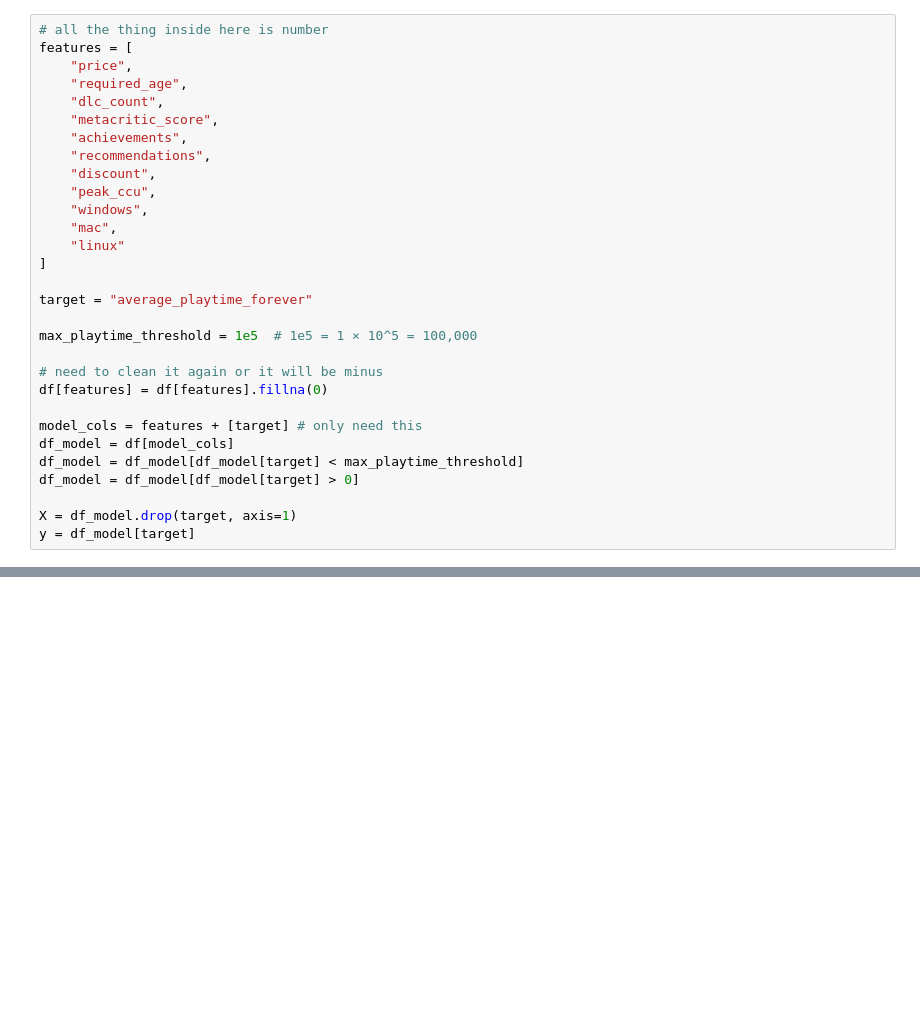
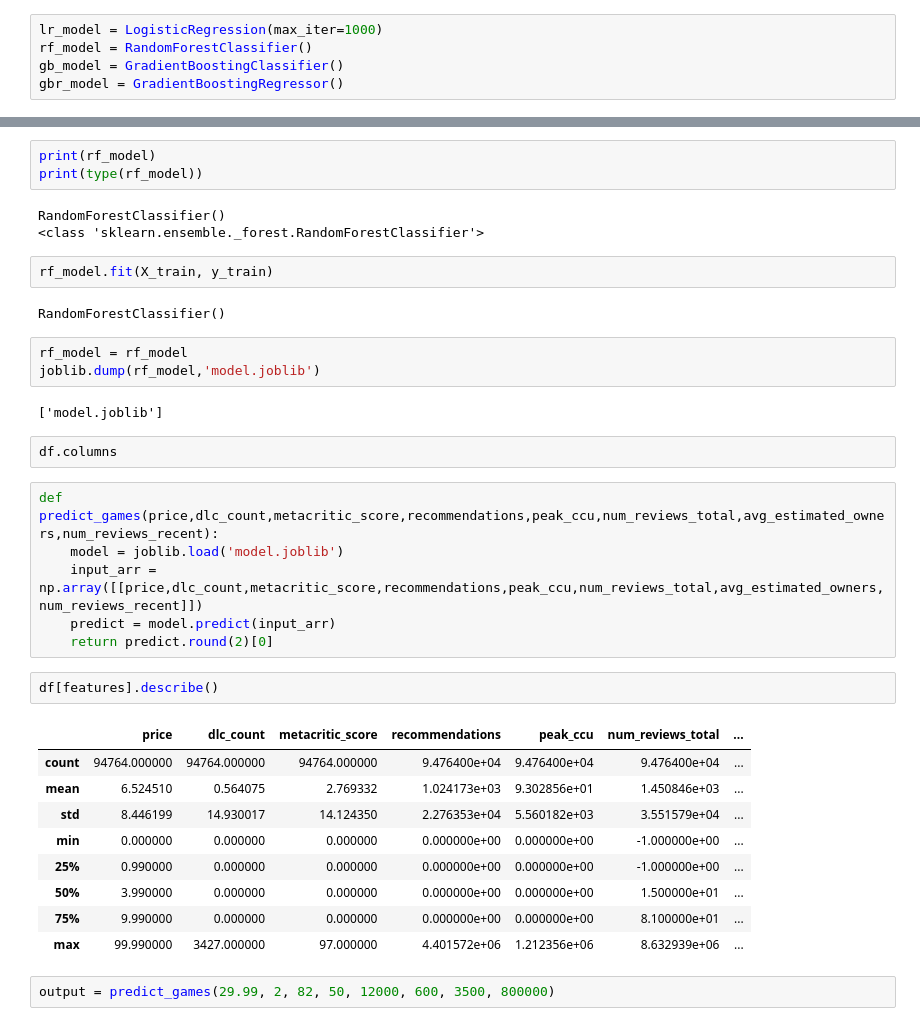
Before and after one commit to Qirun919/Steam_games_2025, a Jupyter notebook: Untitled.ipynb, the cells around one changed output, grey strips where cells are left out. Cells and saved outputs as stored; diff of their text form; blank space fills up the shorter version.

```diff
--- a/Untitled.ipynb
+++ b/Untitled.ipynb
@@ -80,31 +223,6 @@ plt.show()
 # %%
-# all the thing inside here is number
-features = [
-    "price",
-    "required_age",
-    "dlc_count",
-    "metacritic_score",
-    "achievements",
-    "recommendations",
-    "discount",
-    "peak_ccu",
-    "windows",
-    "mac",
-    "linux"
-]
-
-target = "average_playtime_forever"
-
-max_playtime_threshold = 1e5  # 1e5 = 1 × 10^5 = 100,000
-
-# need to clean it again or it will be minus
-df[features] = df[features].fillna(0)
-
-model_cols = features + [target] # only need this
-df_model = df[model_cols]
-df_model = df_model[df_model[target] < max_playtime_threshold]
-df_model = df_model[df_model[target] > 0]
-
-X = df_model.drop(target, axis=1)
-y = df_model[target]
+lr_model = LogisticRegression(max_iter=1000)
+rf_model = RandomForestClassifier()
+gb_model = GradientBoostingClassifier()
+gbr_model = GradientBoostingRegressor()
 # %%
@@ -140,0 +291,37 @@ plt.show()
+# %%
+print(rf_model)
+print(type(rf_model))
+# %% [output]
+RandomForestClassifier()
+<class 'sklearn.ensemble._forest.RandomForestClassifier'>
+# %%
+rf_model.fit(X_train, y_train)
+# %% [output]
+RandomForestClassifier()
+# %%
+rf_model = rf_model
+joblib.dump(rf_model,'model.joblib')
+# %% [output]
+['model.joblib']
+# %%
+df.columns
+# %%
+def predict_games(price,dlc_count,metacritic_score,recommendations,peak_ccu,num_reviews_total,avg_estimated_owners,num_reviews_recent):
+    model = joblib.load('model.joblib')
+    input_arr = np.array([[price,dlc_count,metacritic_score,recommendations,peak_ccu,num_reviews_total,avg_estimated_owners,num_reviews_recent]])
+    predict = model.predict(input_arr)
+    return predict.round(2)[0]
+# %%
+df[features].describe()
+# %% [output]
+|  | price | dlc_count | metacritic_score | recommendations | peak_ccu | num_reviews_total | ... |
+| count | 94764.000000 | 94764.000000 | 94764.000000 | 9.476400e+04 | 9.476400e+04 | 9.476400e+04 | ... |
+| mean | 6.524510 | 0.564075 | 2.769332 | 1.024173e+03 | 9.302856e+01 | 1.450846e+03 | ... |
+| std | 8.446199 | 14.930017 | 14.124350 | 2.276353e+04 | 5.560182e+03 | 3.551579e+04 | ... |
+| min | 0.000000 | 0.000000 | 0.000000 | 0.000000e+00 | 0.000000e+00 | -1.000000e+00 | ... |
+| 25% | 0.990000 | 0.000000 | 0.000000 | 0.000000e+00 | 0.000000e+00 | -1.000000e+00 | ... |
+| 50% | 3.990000 | 0.000000 | 0.000000 | 0.000000e+00 | 0.000000e+00 | 1.500000e+01 | ... |
+| 75% | 9.990000 | 0.000000 | 0.000000 | 0.000000e+00 | 0.000000e+00 | 8.100000e+01 | ... |
+| max | 99.990000 | 3427.000000 | 97.000000 | 4.401572e+06 | 1.212356e+06 | 8.632939e+06 | ... |
+# %%
+output = predict_games(29.99, 2, 82, 50, 12000, 600, 3500, 800000)
```
Also changed, not shown: parts of 29 cells of this notebook, 4 other files.
